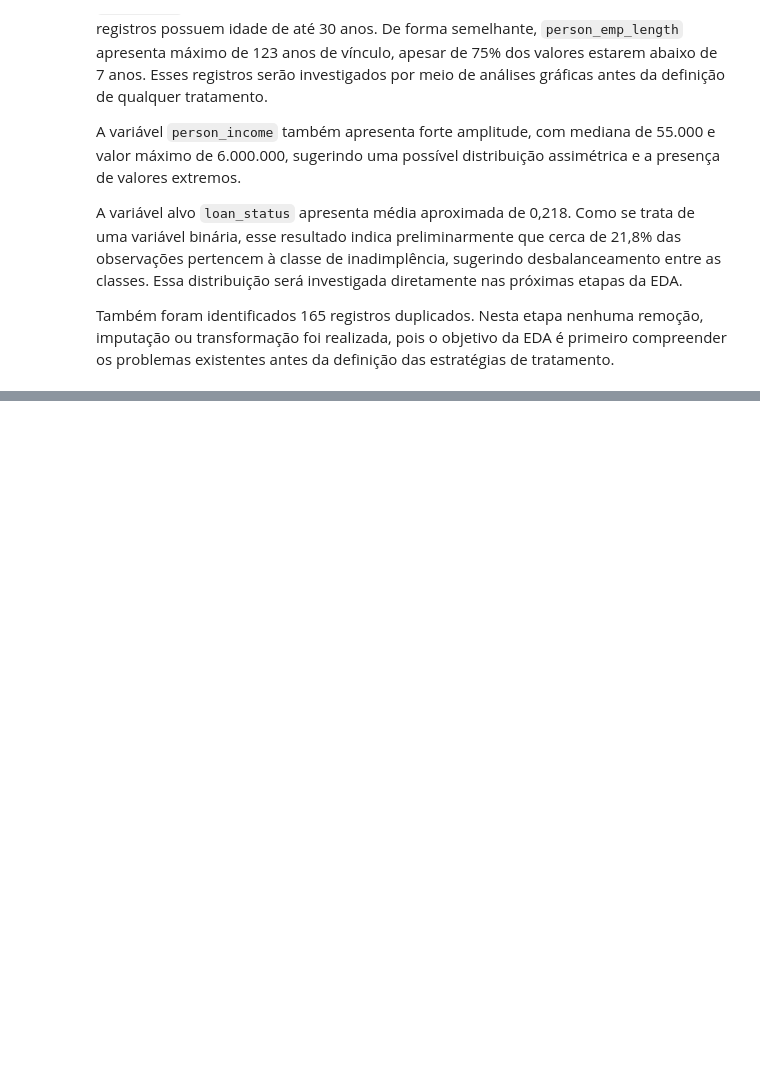
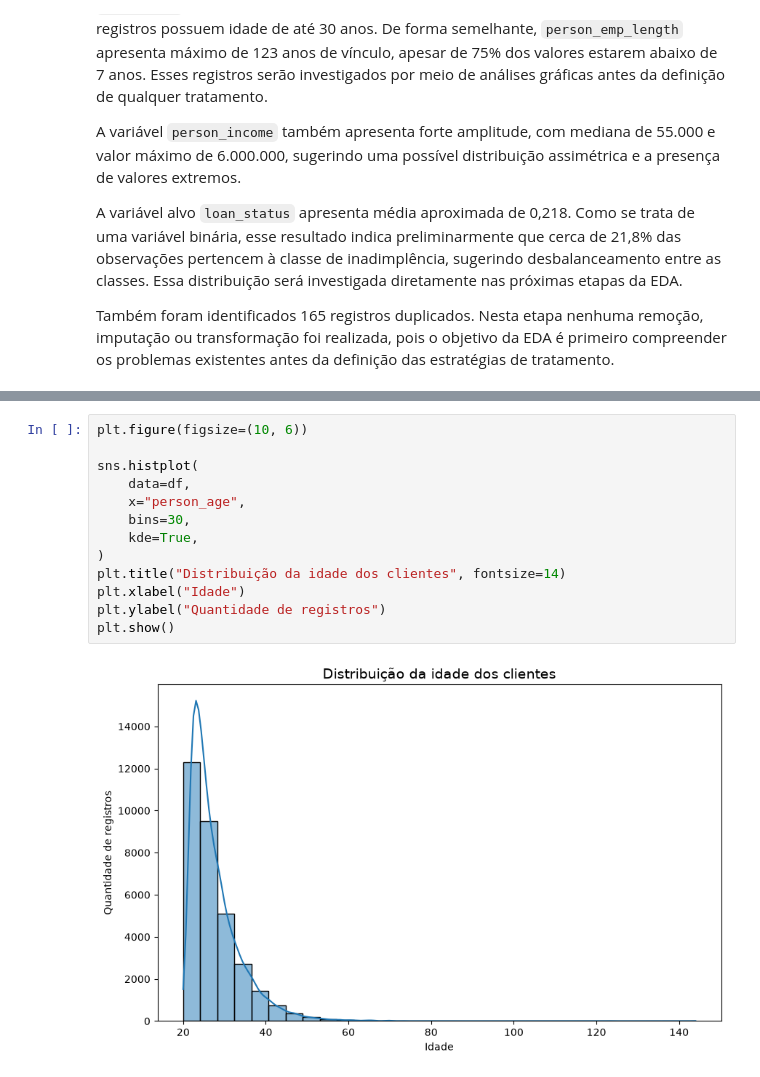
Before and after one commit to FCASSINI/Mini_projeto_avaliativo-02_SC_tech, a Jupyter notebook: notebook/01_eda_credit_risk.ipynb, the cells around one changed output, grey strips where cells are left out. Saved outputs shown, nothing was run; the diff lists cells and outputs as text; blank space fills up the shorter version.

```diff
--- a/notebook/01_eda_credit_risk.ipynb
+++ b/notebook/01_eda_credit_risk.ipynb
@@ -175,0 +273,15 @@ estratégias de tratamento.
+# %%
+plt.figure(figsize=(10, 6))
+
+sns.histplot(
+    data=df,
+    x="person_age",
+    bins=30,
+    kde=True,
+)
+plt.title("Distribuição da idade dos clientes", fontsize=14)
+plt.xlabel("Idade")
+plt.ylabel("Quantidade de registros")
+plt.show()
+# %% [output]
+[figure, added]
```
Also changed, not shown: parts of 17 cells of this notebook.
